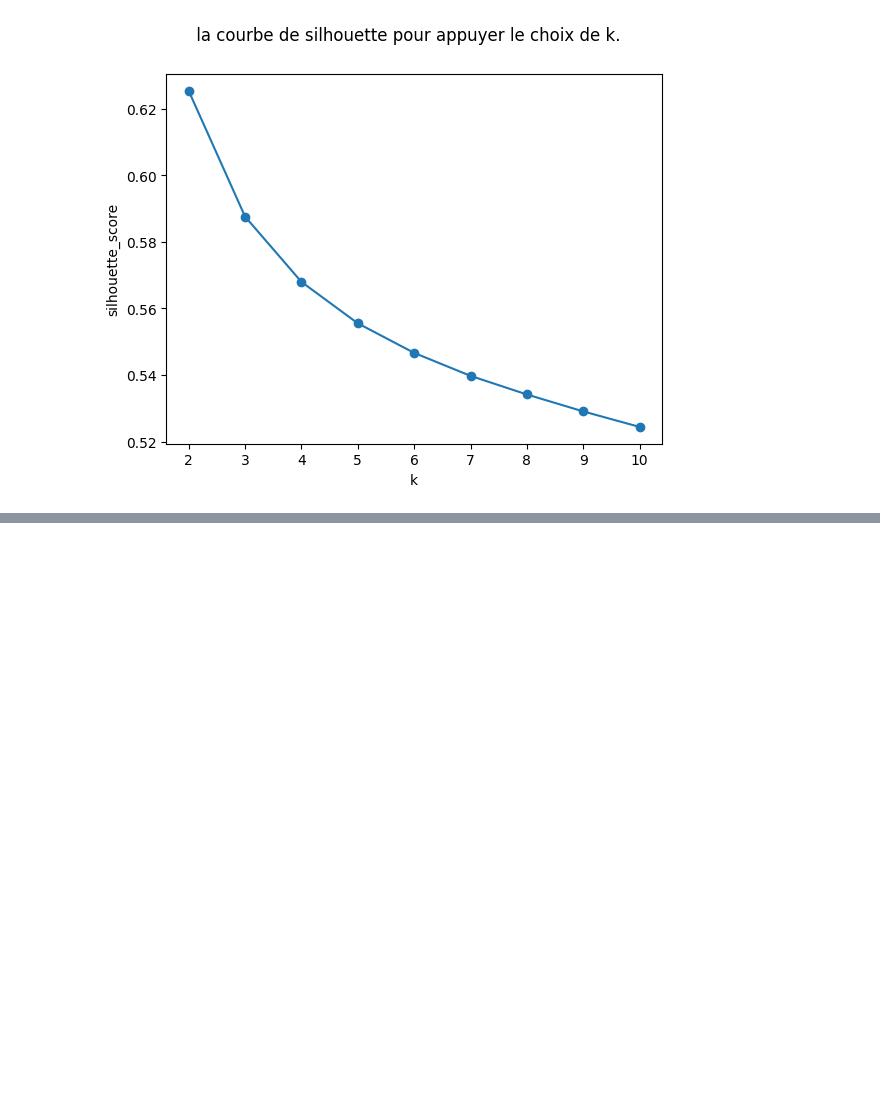
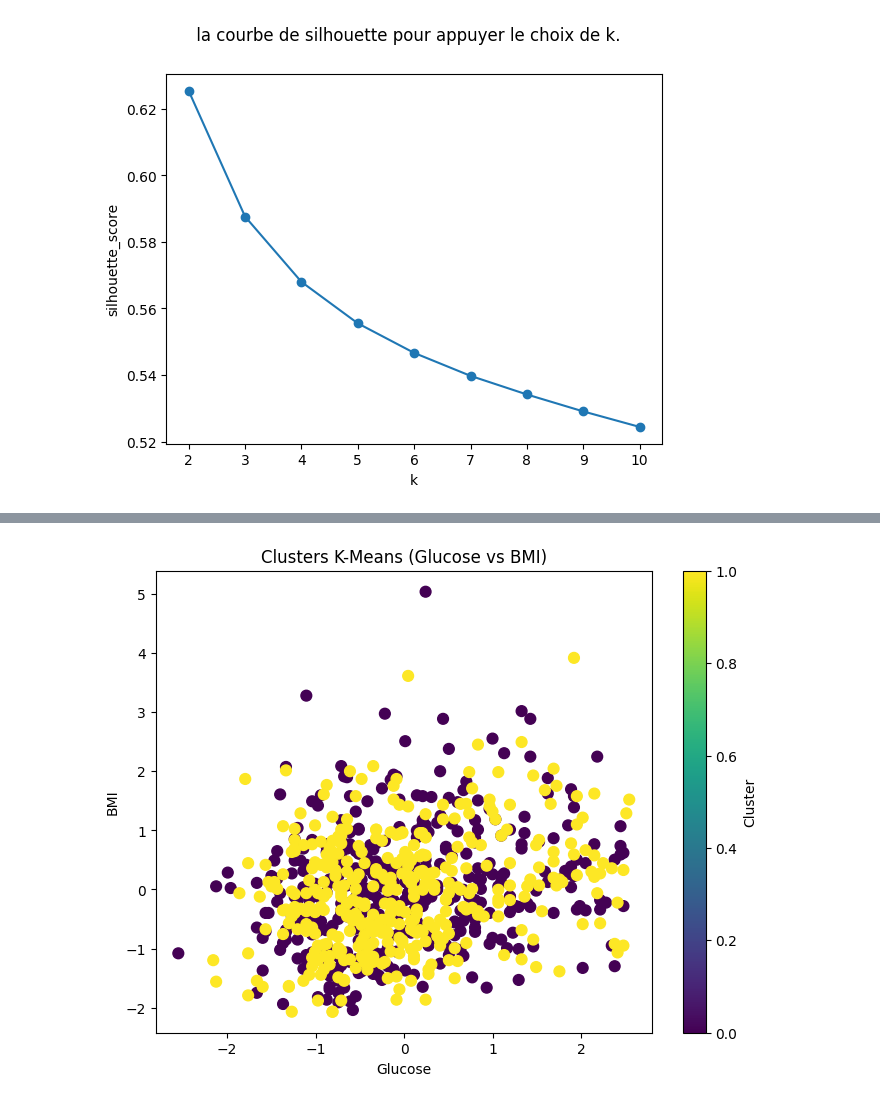
Before and after one commit to OUSSAMAEDDERKAOUI/Analyse-et-Prediction-du-Risque-de-Diabete, a Jupyter notebook: notebooks/03_Clustering.ipynb, the cells around one changed output, grey strips where cells are left out. Drawn from its saved outputs; the diff is of its cells as text; code cells hidden in the pictures; blank space fills up the shorter version.

Commit message:
AEPDRDD-26 AEPDRDD-27 AEPDRDD-28 AEPDRDD-29 AEPDRDD-30 Entraînement des modèles de clustering avec K-Means.

```diff
--- a/notebooks/03_Clustering.ipynb
+++ b/notebooks/03_Clustering.ipynb
@@ -44,0 +58,8 @@ Text(0.5, 0.98, ' la courbe de silhouette pour appuyer le choix de k.')
+# %%
+KMeans_model=KMeans(2,random_state=42)
+KMeans_model.fit(df)
+labels=KMeans_model.labels_
+centroids=KMeans_model.cluster_centers_
+print("Inertie du modèle :", KMeans_model.inertia_)
+df['Cluster'] = labels
+print(df.head())
@@ -44,0 +81,12 @@ Text(0.5, 0.98, ' la courbe de silhouette pour appuyer le choix de k.')
+# %%
+import matplotlib.pyplot as plt
+
+plt.figure(figsize=(8,6))
+plt.scatter(df['Glucose'], df['BMI'], c=df['Cluster'], cmap='viridis', s=60)
+plt.xlabel('Glucose')
+plt.ylabel('BMI')
+plt.title('Clusters K-Means (Glucose vs BMI)')
+plt.colorbar(label='Cluster')
+plt.show()
+# %% [output]
+[figure, added]
```
Also changed, not shown: parts of 4 cells of this notebook, 2 other files.
